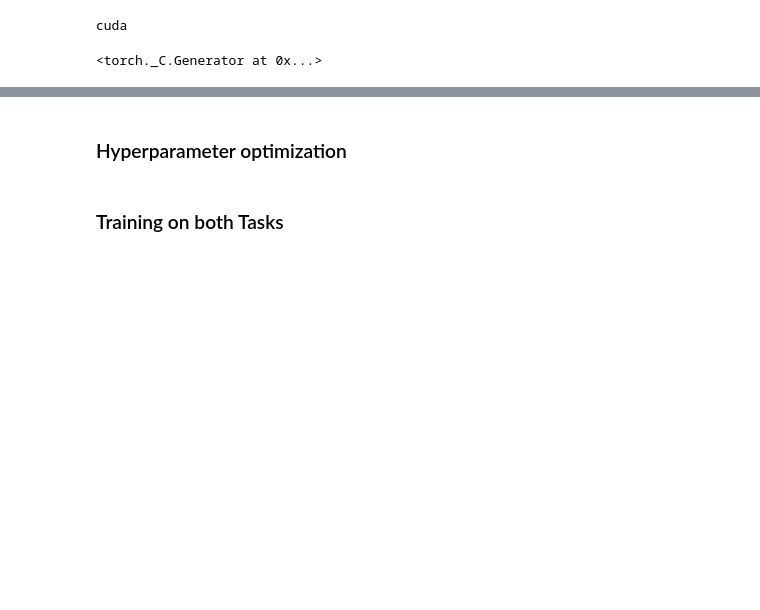
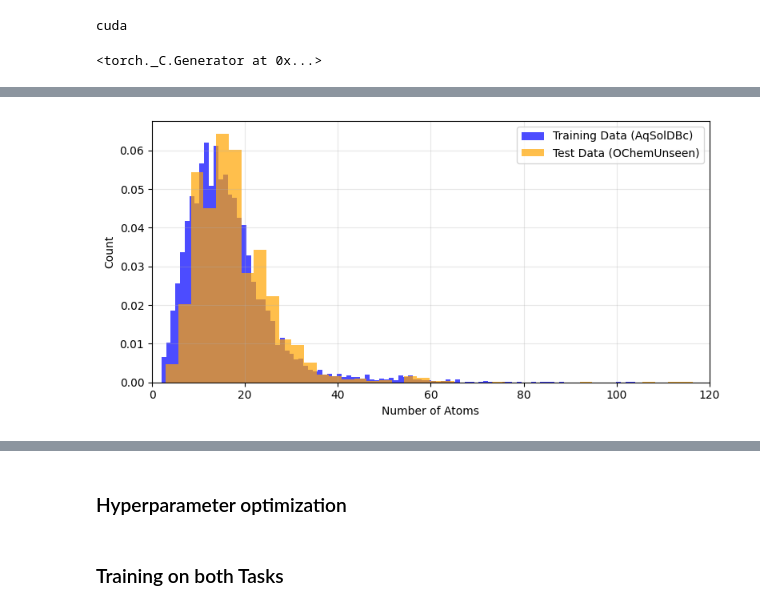
Before and after one commit to p0017/Molecular-Test-Time-Adaptation, a Jupyter notebook: Molecular-Test-Time-Adaptation.ipynb, the cells around one changed output, grey strips where cells are left out. Saved outputs shown, nothing was run; the diff lists cells and outputs as text; code cells hidden in the pictures; blank space fills up the shorter version.

```diff
--- a/Molecular-Test-Time-Adaptation.ipynb
+++ b/Molecular-Test-Time-Adaptation.ipynb
@@ -88,0 +125,4 @@ Removing [471, 503, 589, 591, 592, 593, 594, 610, 613, 641, 643, 647, 649, 652,
+# %%
+atom_count_histogram(data_df_updated, test_df_updated, save_plots=save_plots)
+# %% [output]
+[figure, added]
```
Also changed, not shown: parts of 33 cells of this notebook, 24 other files.
